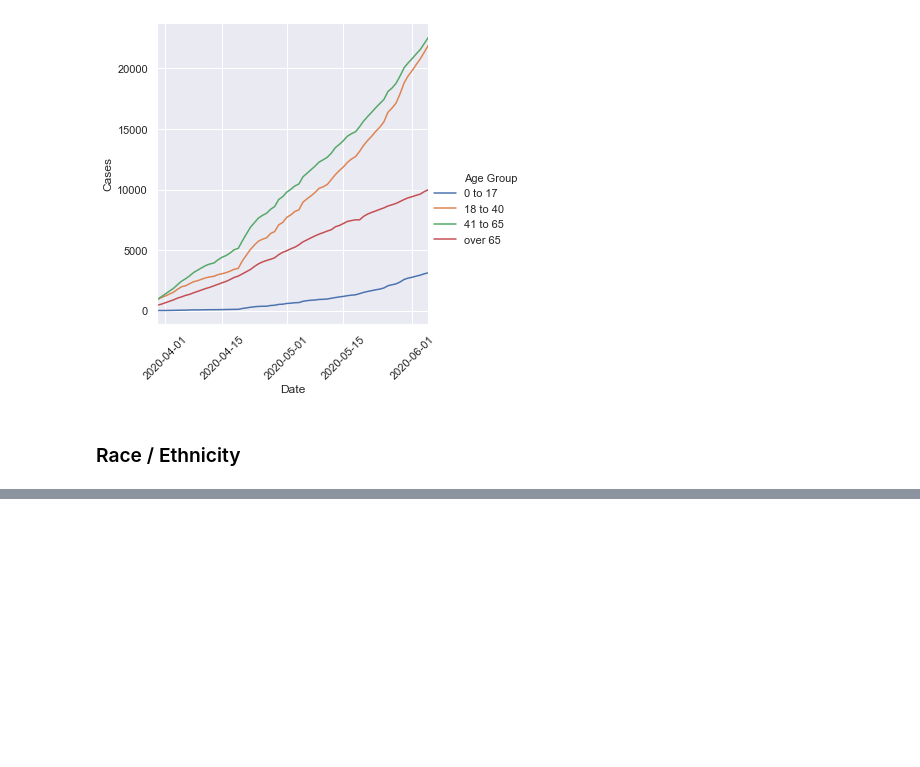
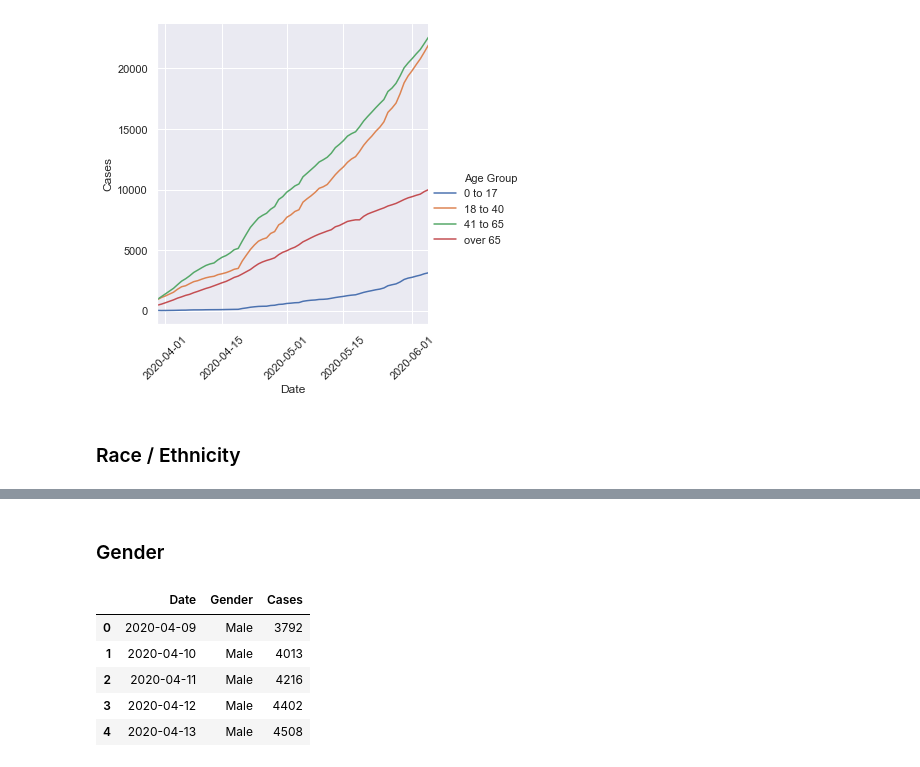
Before and after one commit to xander-hirsch/lac_covid19, a Jupyter notebook: lacph_graphs.ipynb, the cells around one changed output, grey strips where cells are left out. Drawn from its saved outputs; the diff is of its cells as text; code cells hidden in the pictures; blank space fills up the shorter version.

```diff
--- a/lacph_graphs.ipynb
+++ b/lacph_graphs.ipynb
@@ -78,0 +79,14 @@ adjust_ax(by_race_deaths)
+# %% [markdown]
+### Gender
+# %%
+by_gender = analyze_lacph_daily.make_by_gender(all_dates[10:])
+by_gender = by_gender.melt(id_vars=('Date'), var_name='Gender', value_name='Cases')
+by_gender['Gender'] = by_gender['Gender'].astype('category')
+by_gender.head()
+# %% [output]
+|  | Date | Gender | Cases |
+| 0 | 2020-04-09 | Male | 3792 |
+| 1 | 2020-04-10 | Male | 4013 |
+| 2 | 2020-04-11 | Male | 4216 |
+| 3 | 2020-04-12 | Male | 4402 |
+| 4 | 2020-04-13 | Male | 4508 |
```
Also changed, not shown: parts of 3 cells of this notebook, 1 other file.
